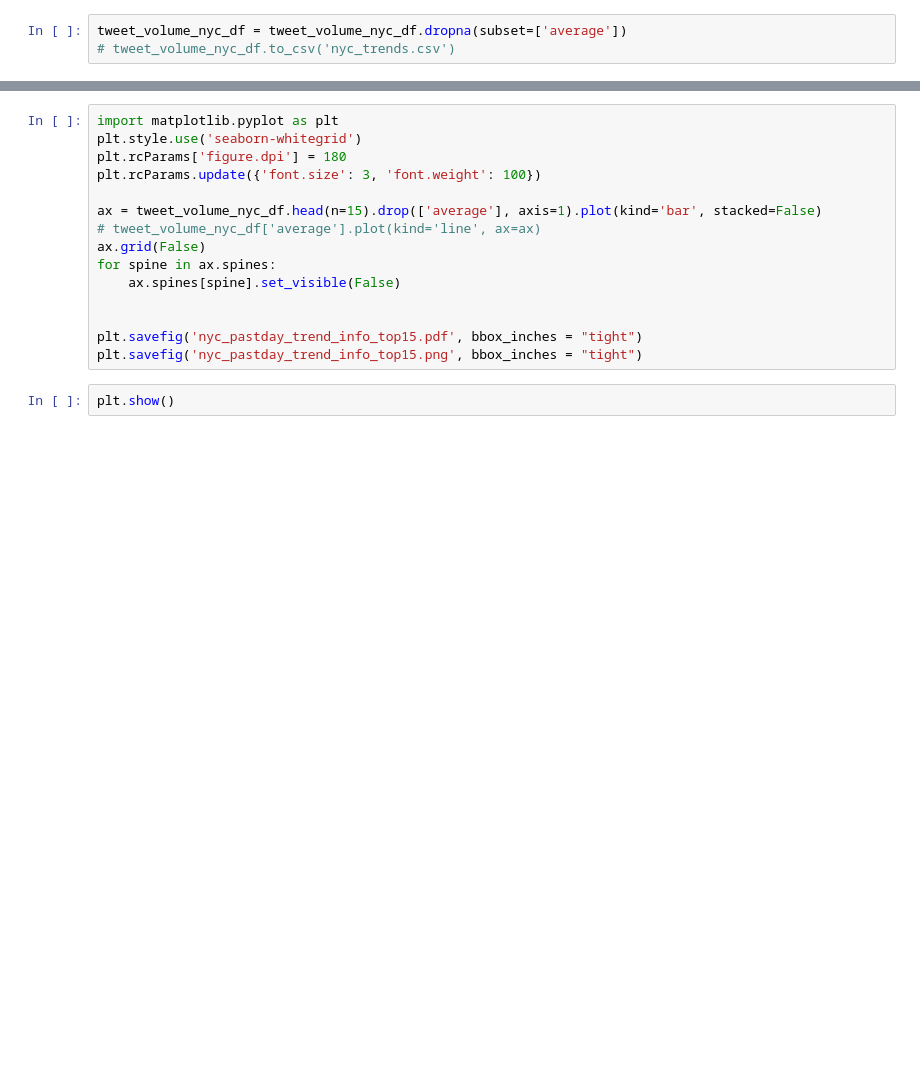
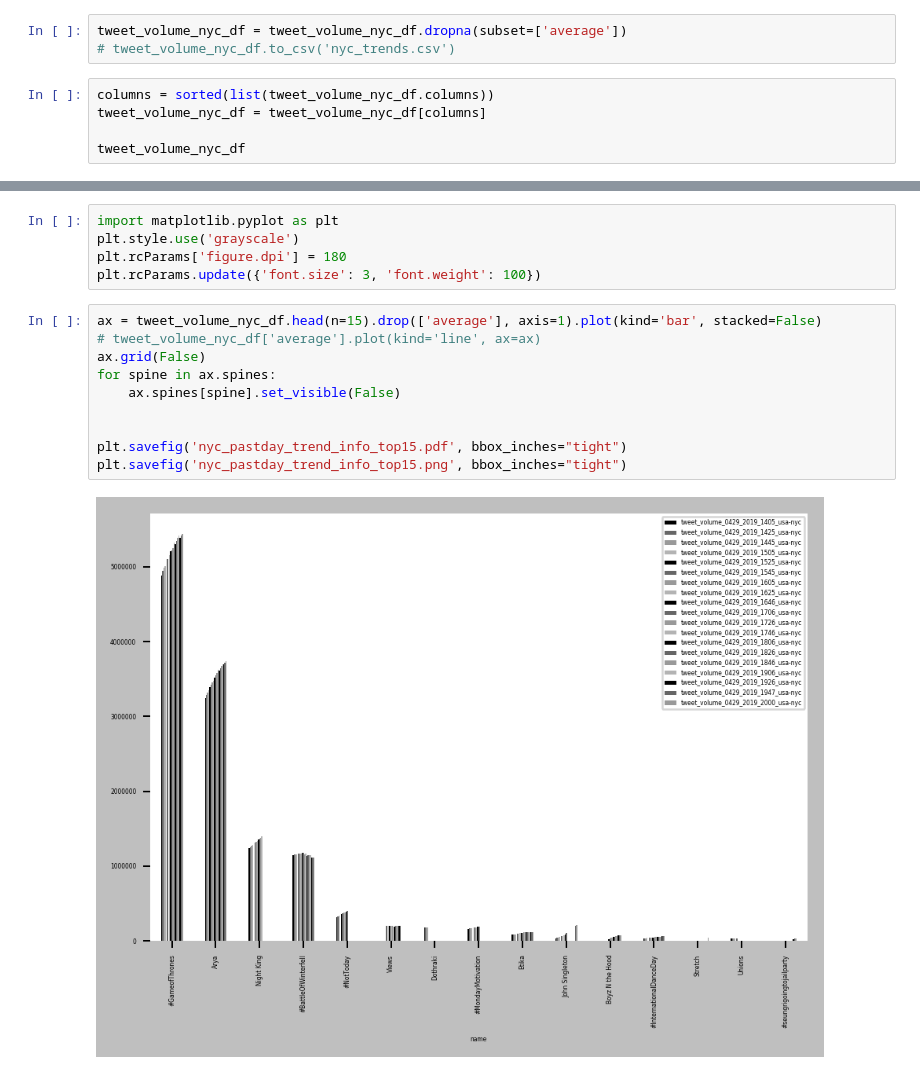
Before and after one commit to donc310/viral_tees, a Jupyter notebook: notebooks/mitch/5.1-data-viz.ipynb, the cells around one changed output, grey strips where cells are left out. Cells and saved outputs as stored; diff of their text form; blank space fills up the shorter version.

```diff
--- a/notebooks/mitch/5.1-data-viz.ipynb
+++ b/notebooks/mitch/5.1-data-viz.ipynb
@@ -213,3 +213,8 @@ tweet_volume_nyc_df
 # %%
 tweet_volume_nyc_df = tweet_volume_nyc_df.dropna(subset=['average'])
 # tweet_volume_nyc_df.to_csv('nyc_trends.csv')
+# %%
+columns = sorted(list(tweet_volume_nyc_df.columns))
+tweet_volume_nyc_df = tweet_volume_nyc_df[columns]
+
+tweet_volume_nyc_df
@@ -216,17 +240,17 @@ tweet_volume_nyc_df = tweet_volume_nyc_df.dropna(subset=['average'])
+# %%
+import matplotlib.pyplot as plt
+plt.style.use('grayscale')
+plt.rcParams['figure.dpi'] = 180
+plt.rcParams.update({'font.size': 3, 'font.weight': 100})
 # %%
-import matplotlib.pyplot as plt
-plt.style.use('seaborn-whitegrid')
-plt.rcParams['figure.dpi'] = 180
-plt.rcParams.update({'font.size': 3, 'font.weight': 100})
-
 ax = tweet_volume_nyc_df.head(n=15).drop(['average'], axis=1).plot(kind='bar', stacked=False)
 # tweet_volume_nyc_df['average'].plot(kind='line', ax=ax)
 ax.grid(False)
 for spine in ax.spines:
     ax.spines[spine].set_visible(False)
 
 
-plt.savefig('nyc_pastday_trend_info_top15.pdf', bbox_inches = "tight")
-plt.savefig('nyc_pastday_trend_info_top15.png', bbox_inches = "tight")
+plt.savefig('nyc_pastday_trend_info_top15.pdf', bbox_inches="tight")
+plt.savefig('nyc_pastday_trend_info_top15.png', bbox_inches="tight")
+# %% [output]
+[figure, added]
-# %%
-plt.show()
```
Also changed, not shown: parts of 11 cells of this notebook, 3 other files.
